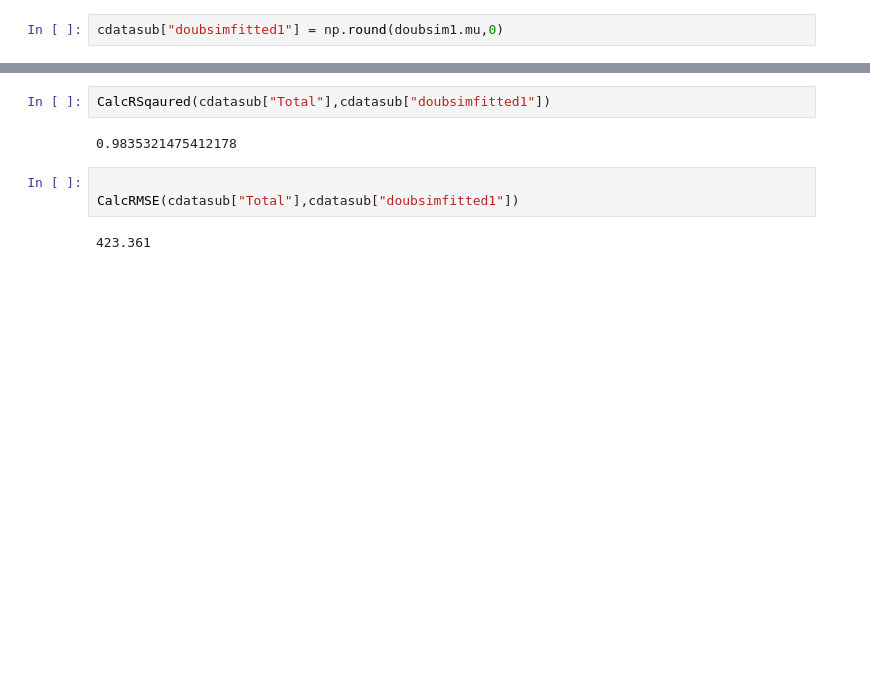
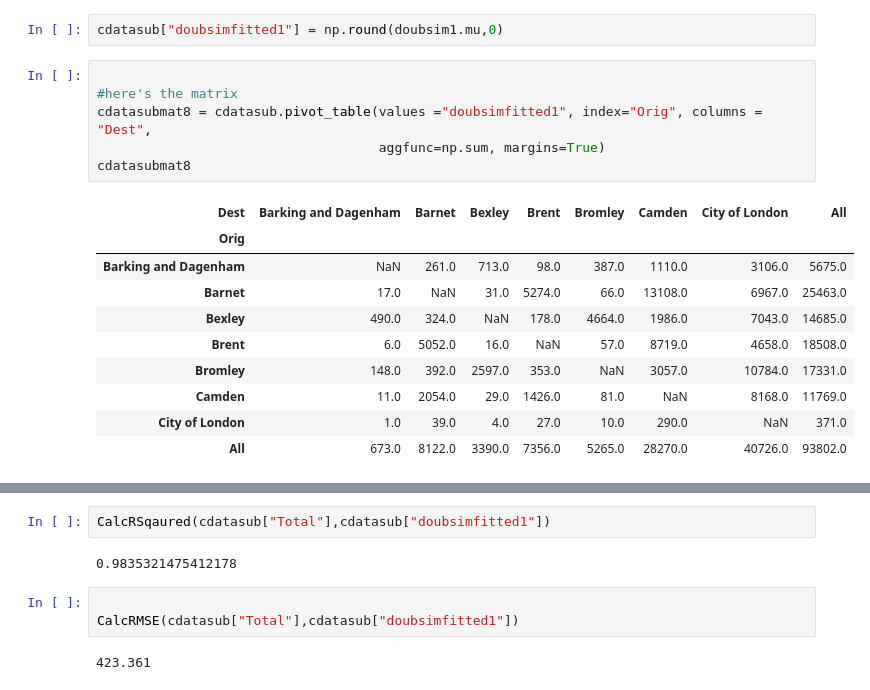
Before and after one commit to PhilipDW183/SIM_urbansim, a Jupyter notebook: Urban_sim_prac3.ipynb, the cells around one changed output, grey strips where cells are left out. Cells and saved outputs as stored; diff of their text form; blank space fills up the shorter version.

```diff
--- a/Urban_sim_prac3.ipynb
+++ b/Urban_sim_prac3.ipynb
@@ -261,3 +261,20 @@ Dist                          -0.0002   1.08e-06   -160.518      0.000      -0.0
 ==============================================================================================
 # %%
 cdatasub["doubsimfitted1"] = np.round(doubsim1.mu,0)
+# %%
+
+#here's the matrix
+cdatasubmat8 = cdatasub.pivot_table(values ="doubsimfitted1", index="Orig", columns = "Dest",
+                                    aggfunc=np.sum, margins=True)
+cdatasubmat8
+# %% [output]
+| Dest | Barking and Dagenham | Barnet | Bexley | Brent | Bromley | Camden | City of London | All |
+| Orig |  |  |  |  |  |  |  |  |
+| Barking and Dagenham | NaN | 261.0 | 713.0 | 98.0 | 387.0 | 1110.0 | 3106.0 | 5675.0 |
+| Barnet | 17.0 | NaN | 31.0 | 5274.0 | 66.0 | 13108.0 | 6967.0 | 25463.0 |
+| Bexley | 490.0 | 324.0 | NaN | 178.0 | 4664.0 | 1986.0 | 7043.0 | 14685.0 |
+| Brent | 6.0 | 5052.0 | 16.0 | NaN | 57.0 | 8719.0 | 4658.0 | 18508.0 |
+| Bromley | 148.0 | 392.0 | 2597.0 | 353.0 | NaN | 3057.0 | 10784.0 | 17331.0 |
+| Camden | 11.0 | 2054.0 | 29.0 | 1426.0 | 81.0 | NaN | 8168.0 | 11769.0 |
+| City of London | 1.0 | 39.0 | 4.0 | 27.0 | 10.0 | 290.0 | NaN | 371.0 |
+| All | 673.0 | 8122.0 | 3390.0 | 7356.0 | 5265.0 | 28270.0 | 40726.0 | 93802.0 |
```
Also changed, not shown: parts of 7 cells of this notebook.
